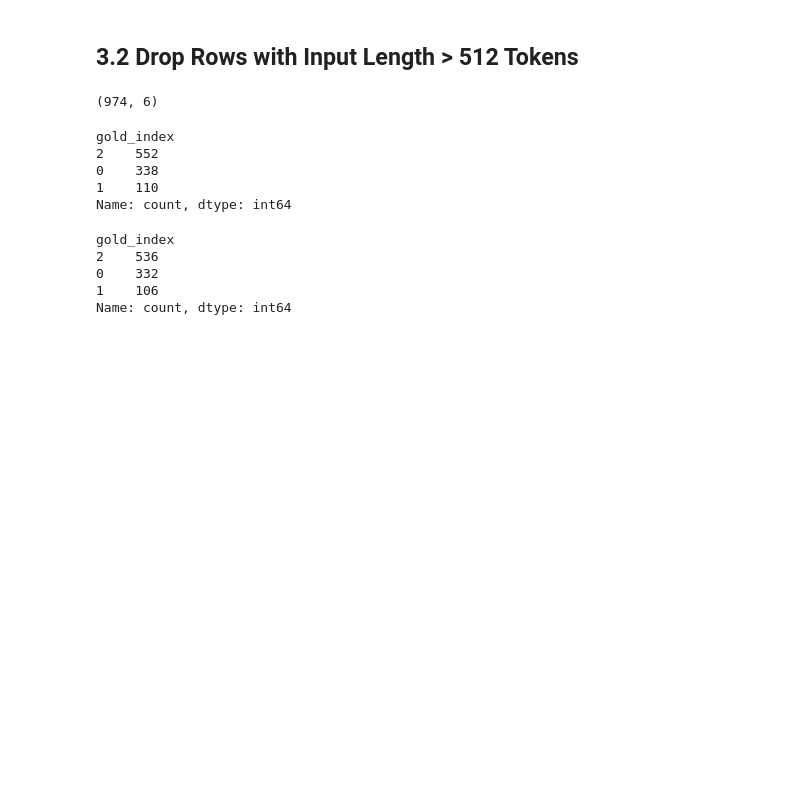
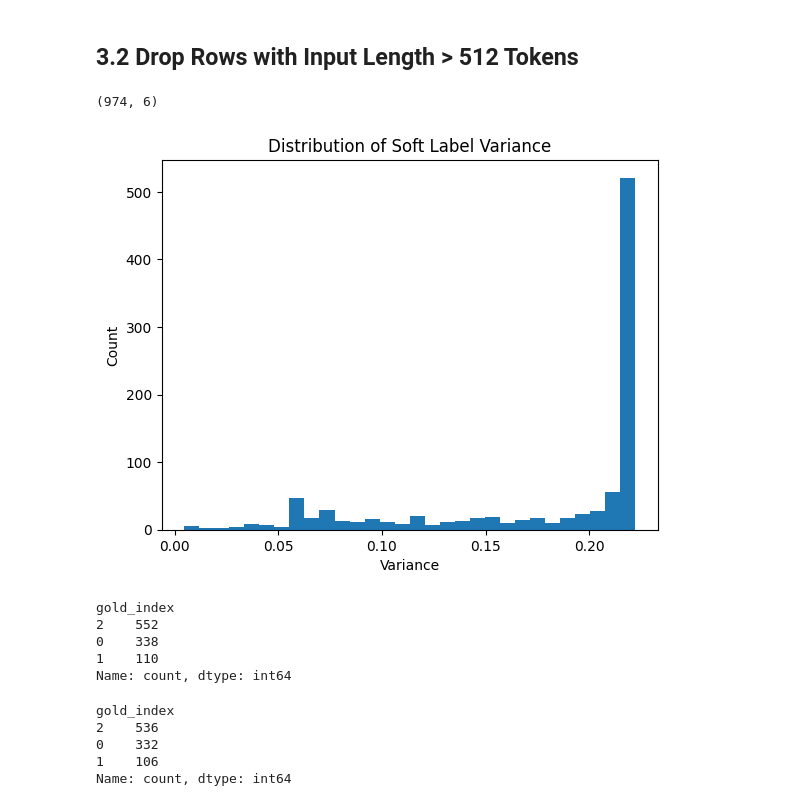
Before and after one commit to wenqingmao/aws-distillation-project, a Jupyter notebook: distillation.ipynb, the cells around one changed output. Cells and saved outputs as stored; diff of their text form; code cells hidden in the pictures; blank space fills up the shorter version.

Commit message:
added a part to check the distribution of variances of soft labels

```diff
--- a/distillation.ipynb
+++ b/distillation.ipynb
@@ -39,7 +39,7 @@ login(token=hf_token)
 # %%
 # ✅ Step 1: Load PubMedBERT tokenizer and model with manual BERT specification
 
-new_train = False # Set to True if you want to train a new model
+new_train = True # Set to True if you want to train a new model
 
 if new_train:
     from transformers import BertTokenizer, BertForSequenceClassification, BertConfig
@@ -94,6 +97,19 @@ test_tokenized_dataset = tokenized_dataset.to_pandas()
 test_tokenized_dataset.shape
 # %% [output]
 (974, 6)
+# %%
+test_tokenized_dataset["soft_labels_t"][0]
+soft_label_variances = test_tokenized_dataset["soft_labels_t"].apply(lambda x: np.var(x))
+
+# Check out the distribution of soft label variances
+import matplotlib.pyplot as plt
+plt.hist(soft_label_variances, bins=30)
+plt.title("Distribution of Soft Label Variance")
+plt.xlabel("Variance")
+plt.ylabel("Count")
+plt.show()
+# %% [output]
+[figure, added]
 # %%
 test_copy = tokenized_dataset_copy.to_pandas()
 test_copy["gold_index"].value_counts()
```
Also changed, not shown: parts of 1 cell of this notebook.
